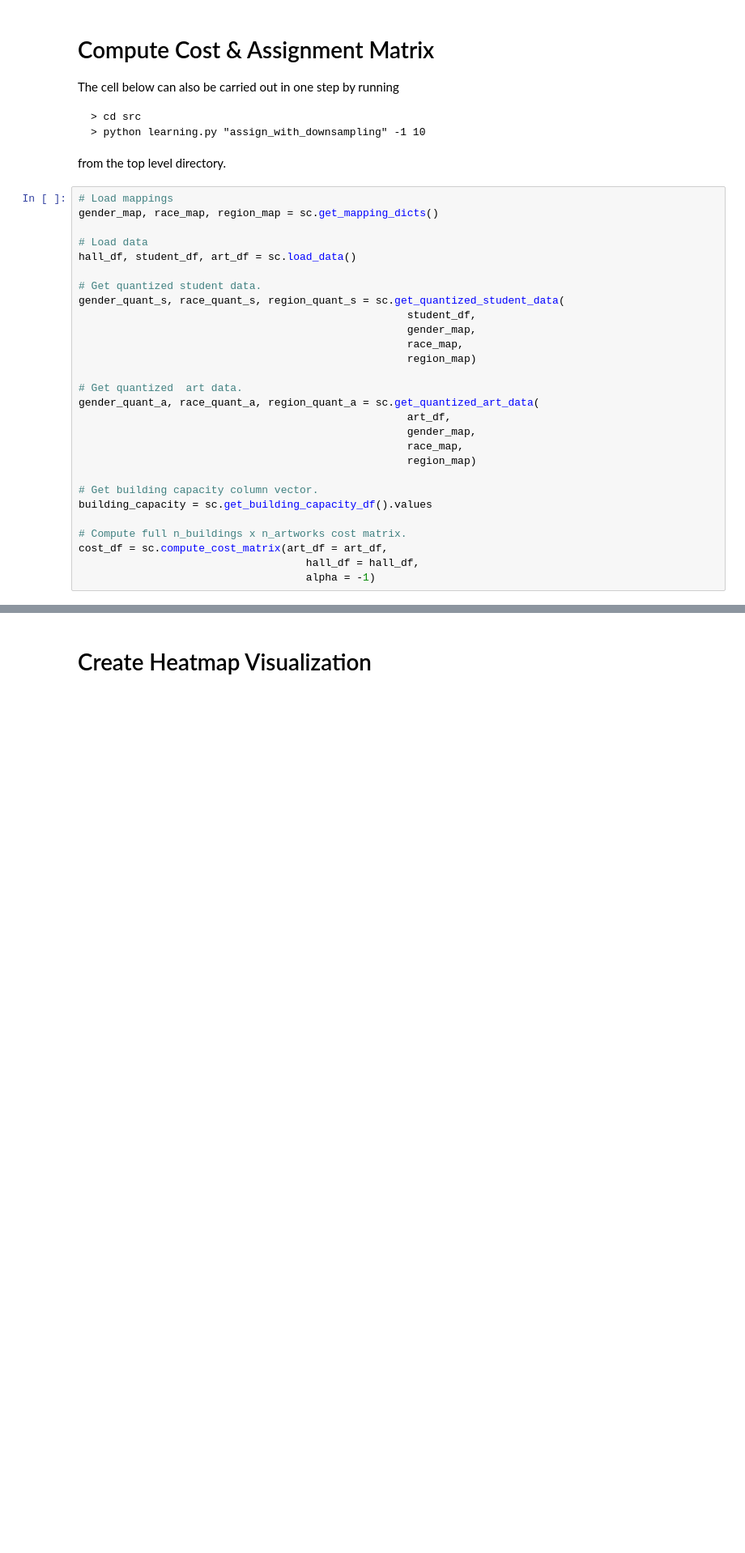
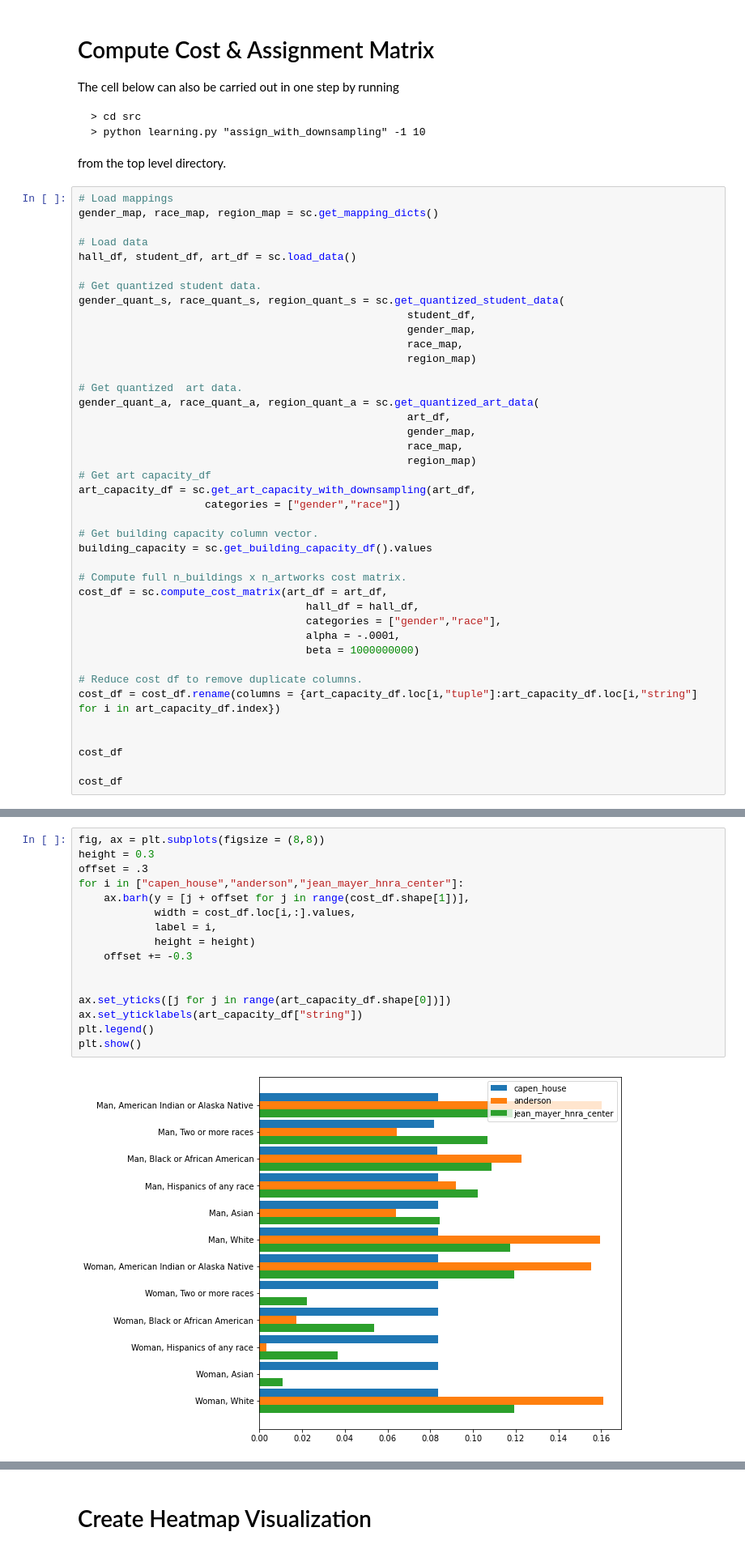
Before and after one commit to annahaensch/OpArt_Curation_Tool, a Jupyter notebook: notebooks/demo_notebook.ipynb, the cells around one changed output, grey strips where cells are left out. Shown at 81% size. Cells and saved outputs as stored; diff of their text form; blank space fills up the shorter version.

```diff
--- a/notebooks/demo_notebook.ipynb
+++ b/notebooks/demo_notebook.ipynb
@@ -62,6 +62,9 @@ gender_quant_a, race_quant_a, region_quant_a = sc.get_quantized_art_data(
                                                     gender_map,
                                                     race_map,
                                                     region_map)
+# Get art capacity_df
+art_capacity_df = sc.get_art_capacity_with_downsampling(art_df,
+                    categories = ["gender","race"])
 
 # Get building capacity column vector.
 building_capacity = sc.get_building_capacity_df().values
@@ -69,4 +72,14 @@ building_capacity = sc.get_building_capacity_df().values
 # Compute full n_buildings x n_artworks cost matrix.
 cost_df = sc.compute_cost_matrix(art_df = art_df,
                                     hall_df = hall_df,
-                                    alpha = -1)
+                                    categories = ["gender","race"],
+                                    alpha = -.0001,
+                                    beta = 1000000000)
+
+# Reduce cost df to remove duplicate columns.
+cost_df = cost_df.rename(columns = {art_capacity_df.loc[i,"tuple"]:art_capacity_df.loc[i,"string"] for i in art_capacity_df.index})
+
+
+cost_df
+
+cost_df
@@ -93,0 +104,18 @@ cost_df
+# %%
+fig, ax = plt.subplots(figsize = (8,8))
+height = 0.3
+offset = .3
+for i in ["capen_house","anderson","jean_mayer_hnra_center"]:
+    ax.barh(y = [j + offset for j in range(cost_df.shape[1])],
+            width = cost_df.loc[i,:].values,
+            label = i,
+            height = height)
+    offset += -0.3
+
+
+ax.set_yticks([j for j in range(art_capacity_df.shape[0])])
+ax.set_yticklabels(art_capacity_df["string"])
+plt.legend()
+plt.show()
+# %% [output]
+[figure, added]
```
Also changed, not shown: parts of 8 cells of this notebook.
